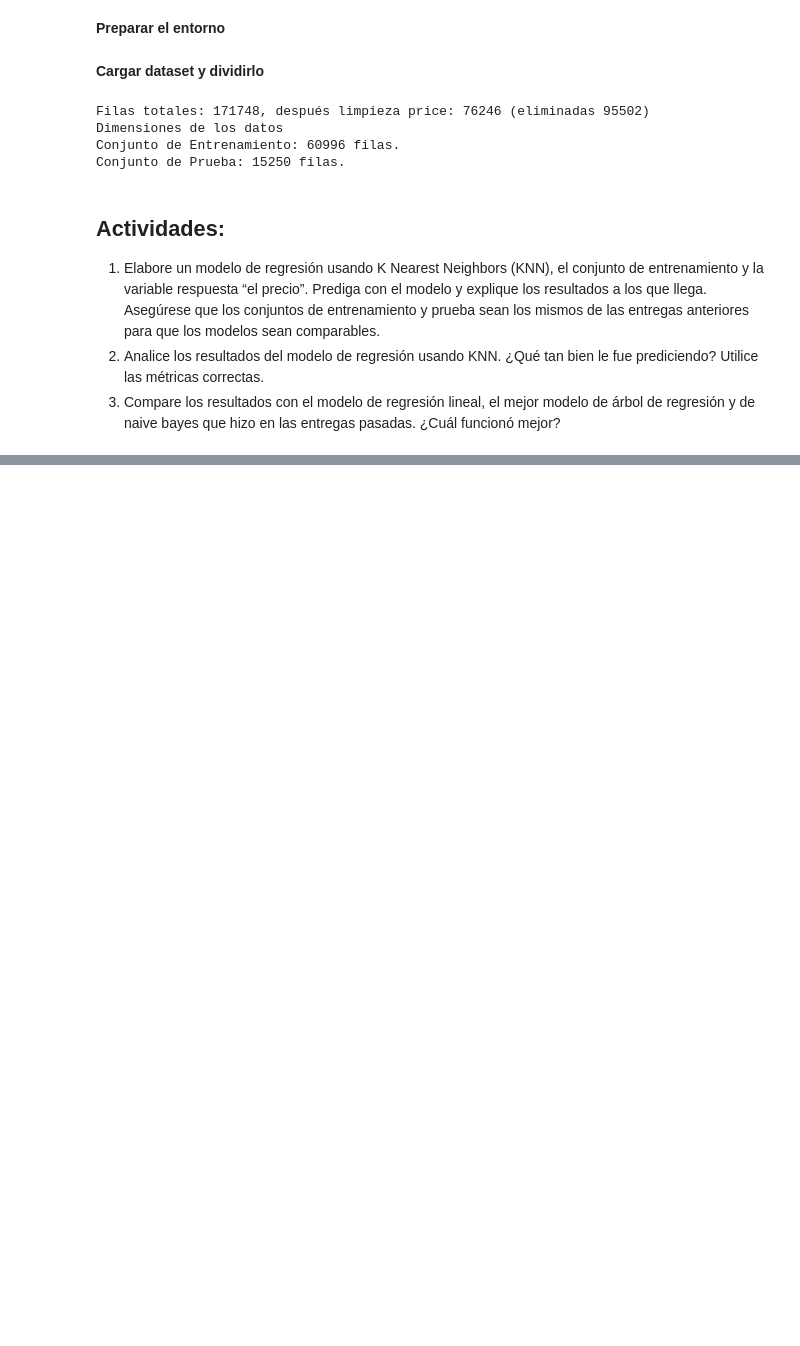
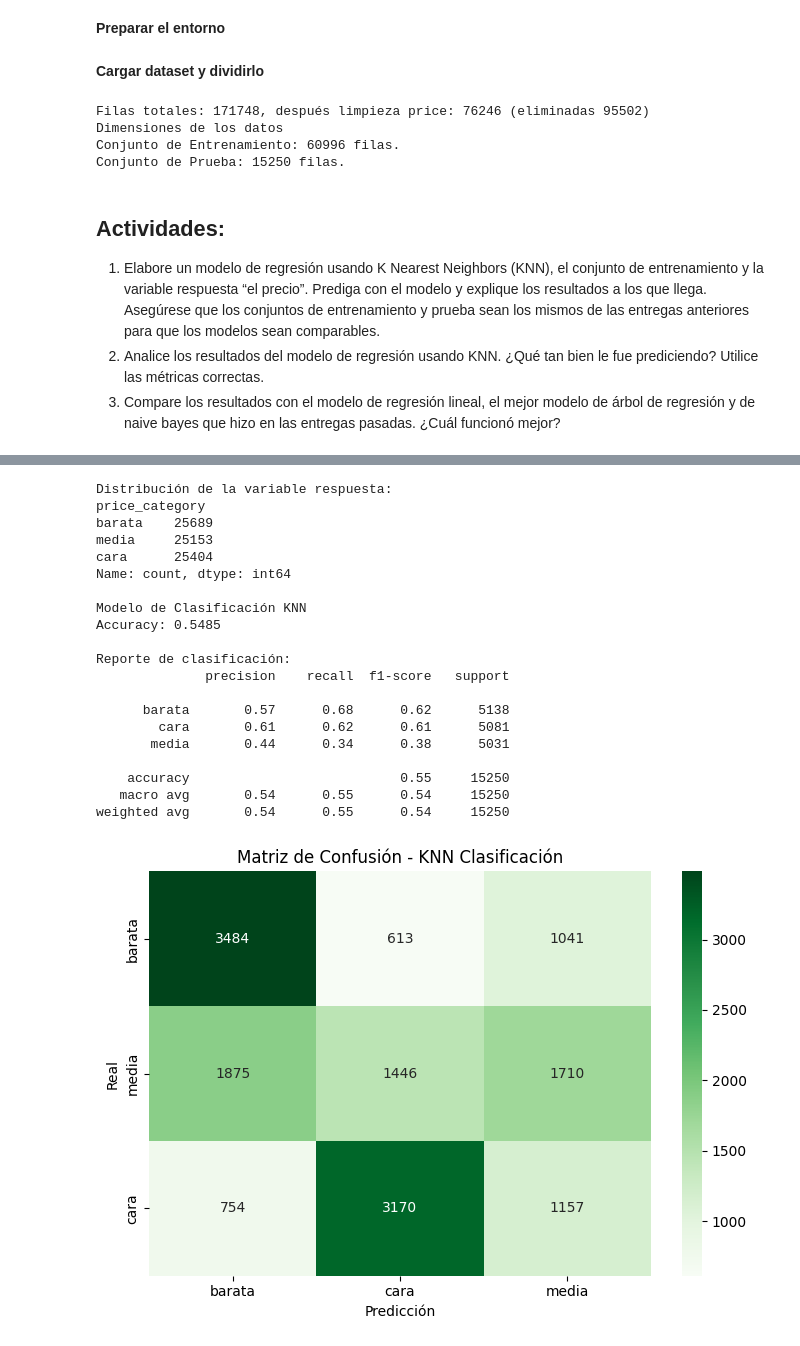
Before and after one commit to yosemm/Laboratorio6_Mineria, a Jupyter notebook: AnalisisLab6.ipynb, the cells around one changed output, grey strips where cells are left out. Saved outputs shown, nothing was run; the diff lists cells and outputs as text; code cells hidden in the pictures; blank space fills up the shorter version.

Commit message:
Add KNN price classification to notebook

```diff
--- a/AnalisisLab6.ipynb
+++ b/AnalisisLab6.ipynb
@@ -192,0 +197,68 @@ RMSE (USD): $3675.89
+# %%
+# Crear variable categórica a partir del precio
+
+labels_precio = ['barata', 'media', 'cara']
+df_model['price_category'] = pd.qcut(df_model['price'], q=3, labels=labels_precio)
+
+y_class = df_model.loc[X.index, 'price_category'].copy()
+
+print("Distribución de la variable respuesta:")
+print(y_class.value_counts().sort_index())
+print()
+
+# División de datos para clasificación
+X_train_cls, X_test_cls, y_train_cls, y_test_cls = train_test_split(
+    X, y_class, test_size=0.2, random_state=42, stratify=y_class
+)
+
+# Escalar variables para KNN
+scaler_cls = StandardScaler()
+X_train_cls_scaled = scaler_cls.fit_transform(X_train_cls)
+X_test_cls_scaled = scaler_cls.transform(X_test_cls)
+
+print("Modelo de Clasificación KNN")
+
+# Entrenar el clasificador
+knn_cls = KNeighborsClassifier(n_neighbors=5)
+knn_cls.fit(X_train_cls_scaled, y_train_cls)
+
+# Predicción
+y_pred_cls = knn_cls.predict(X_test_cls_scaled)
+
+# Métricas de evaluación
+accuracy_knn_cls = accuracy_score(y_test_cls, y_pred_cls)
+print(f"Accuracy: {accuracy_knn_cls:.4f}\n")
+
+print("Reporte de clasificación:")
+print(classification_report(y_test_cls, y_pred_cls))
+
+# Matriz de confusión
+cm = pd.crosstab(y_test_cls, y_pred_cls, rownames=['Real'], colnames=['Predicción'])
+
+plt.figure(figsize=(7, 5))
+sns.heatmap(cm, annot=True, fmt='d', cmap='Greens')
+plt.title('Matriz de Confusión - KNN Clasificación')
+plt.tight_layout()
+plt.show()
+# %% [output]
+Distribución de la variable respuesta:
+price_category
+barata    25689
+media     25153
+cara      25404
+Name: count, dtype: int64
+
+Modelo de Clasificación KNN
+Accuracy: 0.5485
+
+Reporte de clasificación:
+              precision    recall  f1-score   support
+
+      barata       0.57      0.68      0.62      5138
+        cara       0.61      0.62      0.61      5081
+       media       0.44      0.34      0.38      5031
+
+    accuracy                           0.55     15250
+   macro avg       0.54      0.55      0.54     15250
+weighted avg       0.54      0.55      0.54     15250
+[figure, added]
```
Also changed, not shown: parts of 2 cells of this notebook.
